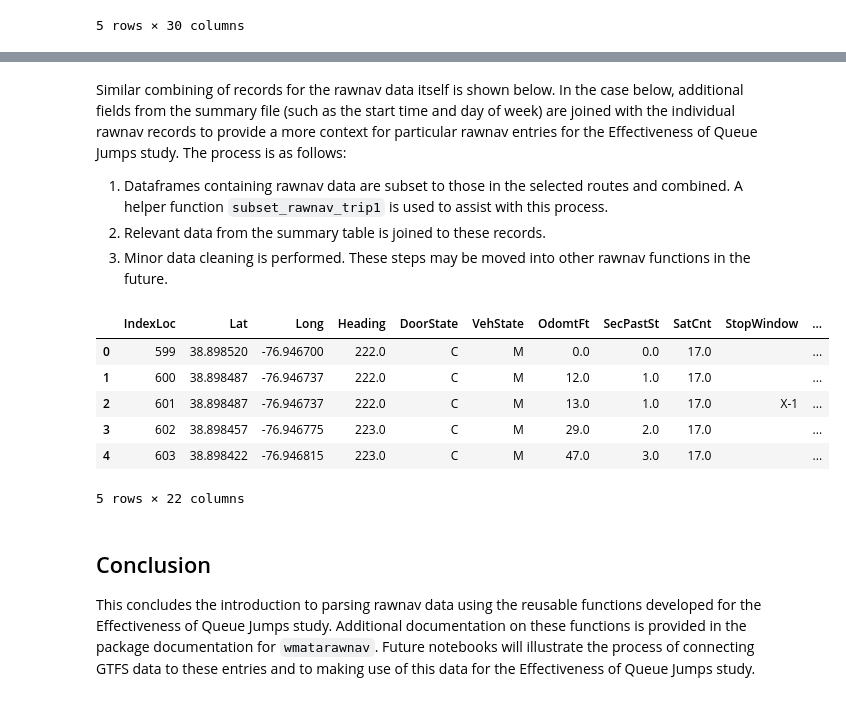
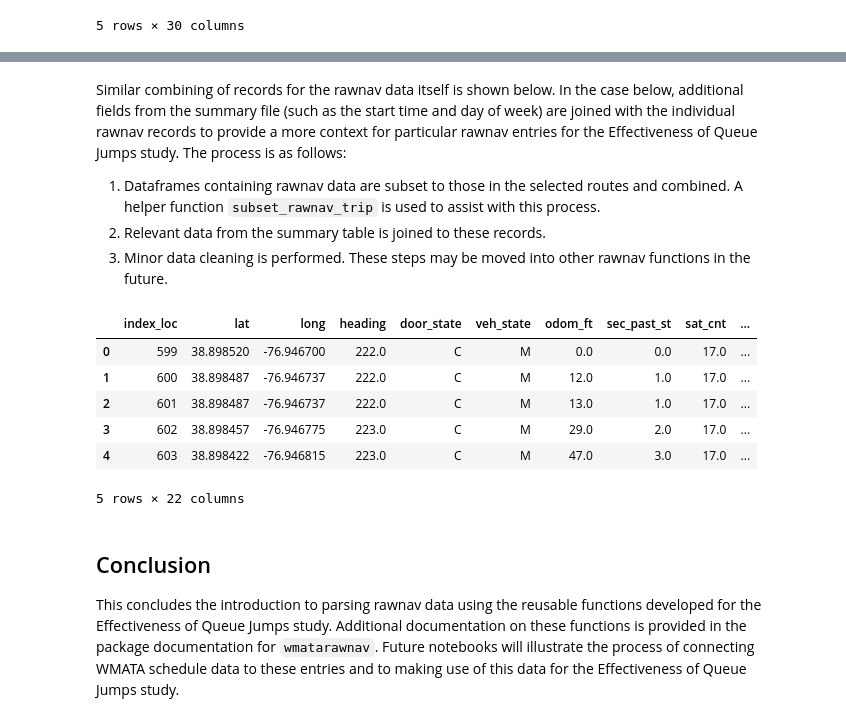
Before and after one commit to wmata-plan/WMATA_AVL, a Jupyter notebook: analysis/exploratory/01_Intro_to_rawnav_parsing.ipynb, the cells around one changed output, grey strips where cells are left out. Drawn from its saved outputs; the diff is of its cells as text; code cells hidden in the pictures.

```diff
--- a/analysis/exploratory/01_Intro_to_rawnav_parsing.ipynb
+++ b/analysis/exploratory/01_Intro_to_rawnav_parsing.ipynb
@@ -214,13 +235,16 @@ With each rawnav file loaded into memory, the cleaning process begins. Several s
 
 As before, iteration is left to project-specific code to provide flexibility for future implementations of the `wmatarawnav` functions. An example is shown below based on the WMATA Queue Jump Effectiveness study.
 # %%
-RawnavDataDict = {}
-SummaryDataDict = {}
+rawnav_data_dict = {}
+summary_data_dict = {}
 
-for key, datadict in RouteRawTagDict.items():
-    Temp = wr.clean_rawnav_data(datadict, key)
-    RawnavDataDict[key] = Temp['rawnavdata']
-    SummaryDataDict[key] = Temp['SummaryData']
+for key, datadict in route_rawnav_tag_dict.items():
+    temp_dat = wr.clean_rawnav_data(
+        data_dict=datadict,
+        filename=key)
+
+    rawnav_data_dict[key] = temp_dat['rawnavdata']
+    summary_data_dict[key] = temp_dat['summary_data']
 # %% [markdown]
 The results of the rawnav file are returned into two dictionaries:
 
@@ -289 +300,9 @@ FinSummaryDat = FinSummaryDat[~FinSummaryDat.duplicated(['filename','IndexTripSt
+# %%
+summary_rawnav = (
+    pd.concat(summary_data_dict.values())
+    .query('route == @analysis_routes')
+    .assign(route=lambda x: x.route.astype('str'),
+            pattern=lambda x: x.pattern.astype('int32'))
+    .drop_duplicates(['filename', 'index_run_start'], keep='last')
+)
 # %%
@@ -299,6 +318,6 @@ FinSummaryDat.head()
 # %% [markdown]
 Similar combining of records for the rawnav data itself is shown below. In the case below, additional fields from the summary file (such as the start time and day of week) are joined with the individual rawnav records to provide a more context for particular rawnav entries for the Effectiveness of Queue Jumps study. The process is as follows:
 
-1. Dataframes containing rawnav data are subset to those in the selected routes and combined. A helper function `subset_rawnav_trip1` is used to assist with this process.
+1. Dataframes containing rawnav data are subset to those in the selected routes and combined. A helper function `subset_rawnav_trip` is used to assist with this process.
 2. Relevant data from the summary table is joined to these records.
 3. Minor data cleaning is performed. These steps may be moved into other rawnav functions in the future.
@@ -313,14 +324,33 @@ FinDat = FinDat.assign(Lat = lambda x: x.Lat.astype('float'),
+# %%
+out_rawnav = wr.subset_rawnav_run(
+    rawnav_data_dict_=rawnav_data_dict,
+    rawnav_inventory_filtered_valid_=rawnav_inventory_filtered,
+    analysis_routes_=analysis_routes)
+
+# Join Additional Identifying Information
+temp = (
+    summary_rawnav.query('route == @analysis_routes')
+    .filter(items = ['filename', 'index_run_start', 'wday', 'start_date_time'])
+)
+
+out_rawnav = (
+    out_rawnav.merge(temp,
+                         on=['filename', 'index_run_start'],
+                         how='left')
+    .assign(route=lambda x: x.route.astype('str'),
+            pattern=lambda x: x.pattern.astype('double'))
+)
 # %%
-FinDat.head()
+out_rawnav.head()
 # %% [output]
-|  | IndexLoc | Lat | Long | Heading | DoorState | VehState | OdomtFt | SecPastSt | SatCnt | StopWindow | ... |
-| 0 | 599 | 38.898520 | -76.946700 | 222.0 | C | M | 0.0 | 0.0 | 17.0 |  | ... |
-| 1 | 600 | 38.898487 | -76.946737 | 222.0 | C | M | 12.0 | 1.0 | 17.0 |  | ... |
-| 2 | 601 | 38.898487 | -76.946737 | 222.0 | C | M | 13.0 | 1.0 | 17.0 | X-1 | ... |
-| 3 | 602 | 38.898457 | -76.946775 | 223.0 | C | M | 29.0 | 2.0 | 17.0 |  | ... |
-| 4 | 603 | 38.898422 | -76.946815 | 223.0 | C | M | 47.0 | 3.0 | 17.0 |  | ... |
+|  | index_loc | lat | long | heading | door_state | veh_state | odom_ft | sec_past_st | sat_cnt | ... |
+| 0 | 599 | 38.898520 | -76.946700 | 222.0 | C | M | 0.0 | 0.0 | 17.0 | ... |
+| 1 | 600 | 38.898487 | -76.946737 | 222.0 | C | M | 12.0 | 1.0 | 17.0 | ... |
+| 2 | 601 | 38.898487 | -76.946737 | 222.0 | C | M | 13.0 | 1.0 | 17.0 | ... |
+| 3 | 602 | 38.898457 | -76.946775 | 223.0 | C | M | 29.0 | 2.0 | 17.0 | ... |
+| 4 | 603 | 38.898422 | -76.946815 | 223.0 | C | M | 47.0 | 3.0 | 17.0 | ... |
 5 rows × 22 columns
 # %% [markdown]
 ## Conclusion
 
-This concludes the introduction to parsing rawnav data using the reusable functions developed for the Effectiveness of Queue Jumps study. Additional documentation on these functions is provided in the package documentation for `wmatarawnav`. Future notebooks will illustrate the process of connecting GTFS data to these entries and to making use of this data for the Effectiveness of Queue Jumps study.
+This concludes the introduction to parsing rawnav data using the reusable functions developed for the Effectiveness of Queue Jumps study. Additional documentation on these functions is provided in the package documentation for `wmatarawnav`. Future notebooks will illustrate the process of connecting WMATA schedule data to these entries and to making use of this data for the Effectiveness of Queue Jumps study.
```
Also changed, not shown: parts of 15 cells of this notebook.
